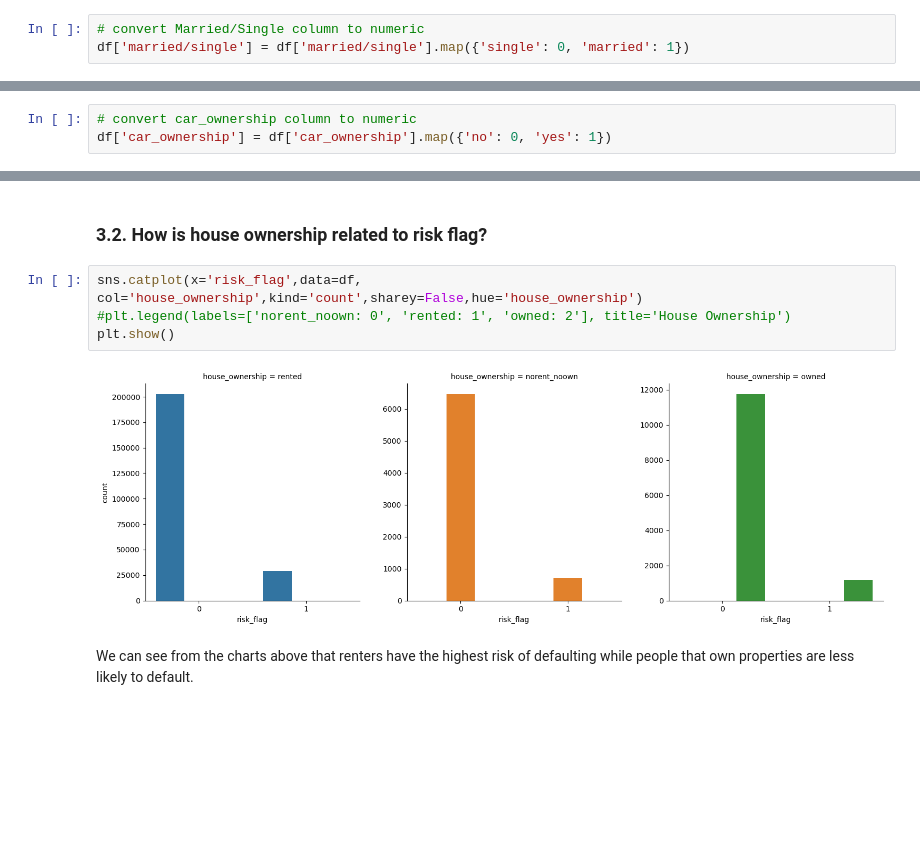
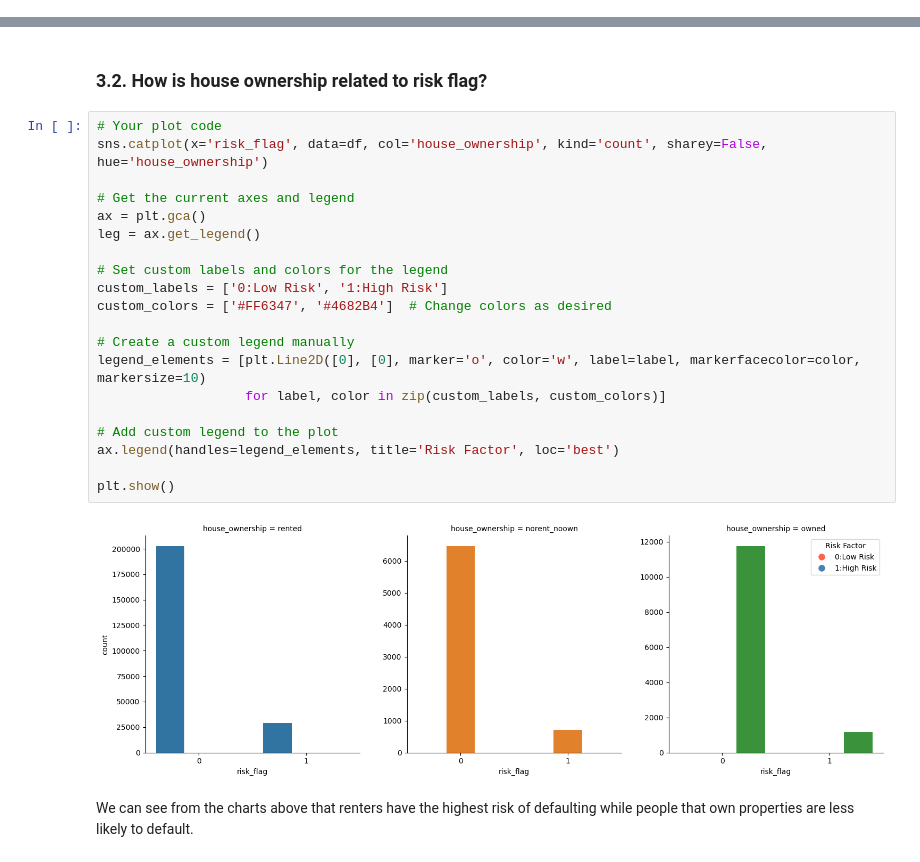
Before and after one commit to DATA-606-2023-FALL-THURSDAY/Loan-prediction-analysis, a Jupyter notebook: src/Capstone _Project.ipynb, the cells around one changed output, grey strips where cells are left out. Cells and saved outputs as stored; diff of their text form; blank space fills up the shorter version.

```diff
--- a/src/Capstone _Project.ipynb
+++ b/src/Capstone _Project.ipynb
@@ -211,9 +211,6 @@ Name: state, Length: 252000, dtype: object
 df['married/single'].unique()
 # %% [output]
 array(['single', 'married'], dtype=object)
-# %%
-# convert Married/Single column to numeric
-df['married/single'] = df['married/single'].map({'single': 0, 'married': 1})
 # %%
 df['married/single'].head(10)
 # %% [output]
@@ -236,9 +233,6 @@ array(['rented', 'norent_noown', 'owned'], dtype=object)
 df['car_ownership'].unique()
 # %% [output]
 array(['no', 'yes'], dtype=object)
-# %%
-# convert car_ownership column to numeric
-df['car_ownership'] = df['car_ownership'].map({'no': 0, 'yes': 1})
 # %%
 df['car_ownership']
 # %% [output]
@@ -334,10 +328,26 @@ In the above graph we can observe that rental individuals are higher compaire to
 # %% [markdown]
 ### 3.2. How is house ownership related to  risk flag?
 # %%
-sns.catplot(x='risk_flag',data=df, col='house_ownership',kind='count',sharey=False,hue='house_ownership')
-#plt.legend(labels=['norent_noown: 0', 'rented: 1', 'owned: 2'], title='House Ownership')
+# Your plot code
+sns.catplot(x='risk_flag', data=df, col='house_ownership', kind='count', sharey=False, hue='house_ownership')
+
+# Get the current axes and legend
+ax = plt.gca()
+leg = ax.get_legend()
+
+# Set custom labels and colors for the legend
+custom_labels = ['0:Low Risk', '1:High Risk']
+custom_colors = ['#FF6347', '#4682B4']  # Change colors as desired
+
+# Create a custom legend manually
+legend_elements = [plt.Line2D([0], [0], marker='o', color='w', label=label, markerfacecolor=color, markersize=10)
+                   for label, color in zip(custom_labels, custom_colors)]
+
+# Add custom legend to the plot
+ax.legend(handles=legend_elements, title='Risk Factor', loc='best')
+
 plt.show()
 # %% [output]
-[figure, old version]
+[figure, new version]
 # %% [markdown]
 We can see from the charts above that renters have the highest risk of defaulting while people that own properties are less likely to default.
```
Also changed, not shown: parts of 28 cells of this notebook.
